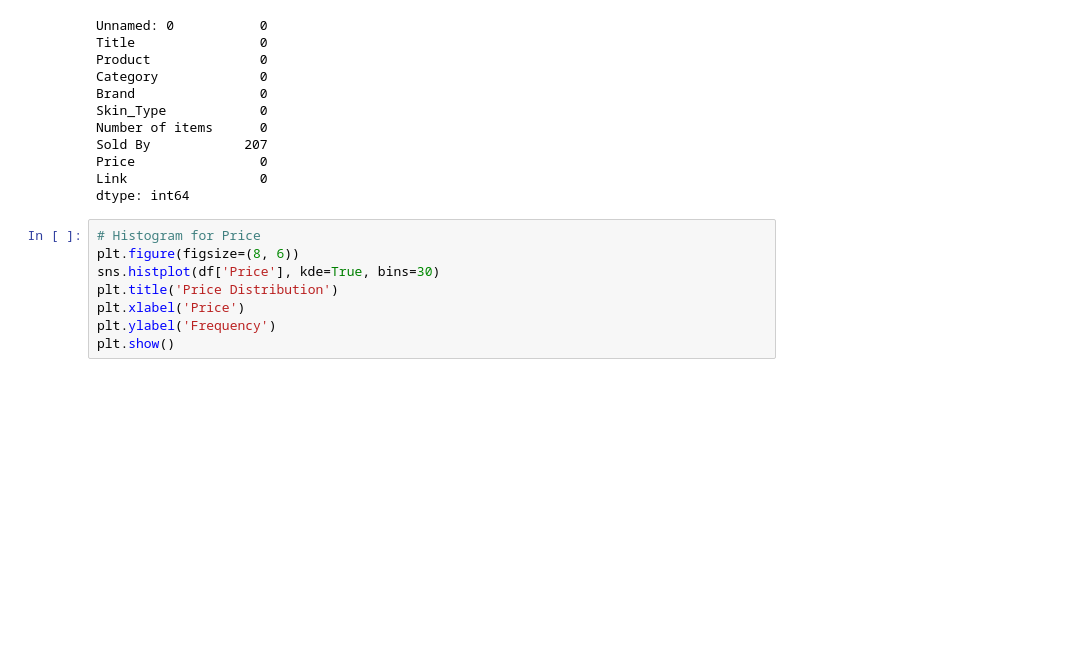
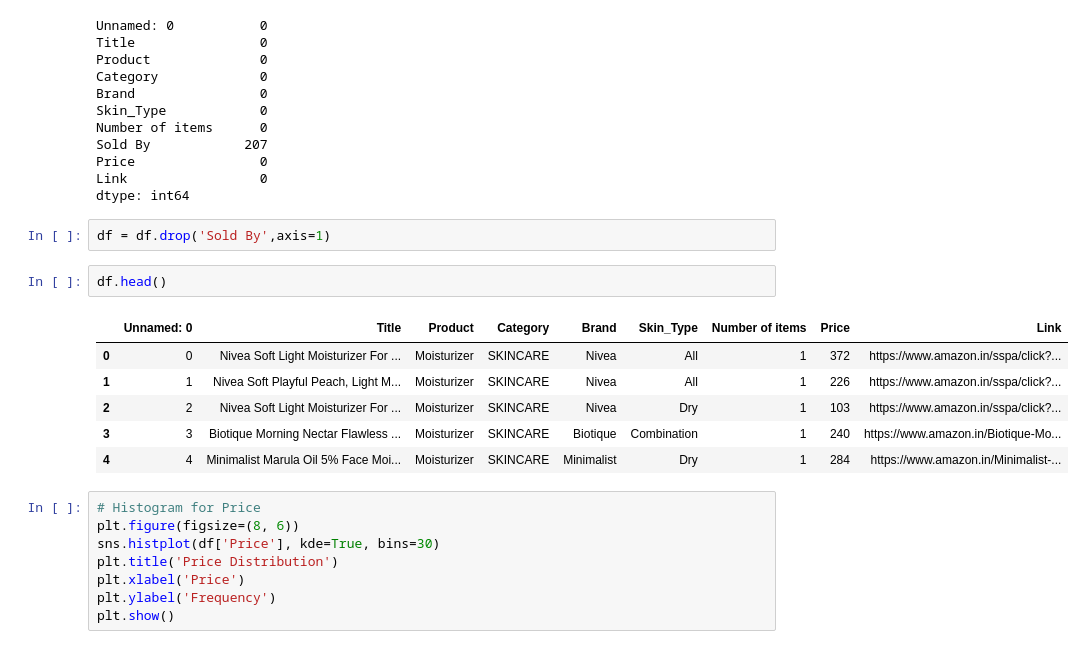
Before and after one commit to nithya1820/Skin-Care-Recommendation-System, a Jupyter notebook: amazonskincare.ipynb, the cells around one changed output. Cells and saved outputs as stored; diff of their text form; blank space fills up the shorter version.

```diff
--- a/amazonskincare.ipynb
+++ b/amazonskincare.ipynb
@@ -68,6 +69,17 @@ Sold By            207
 Price                0
 Link                 0
 dtype: int64
+# %%
+df = df.drop('Sold By',axis=1)
+# %%
+df.head()
+# %% [output]
+|  | Unnamed: 0 | Title | Product | Category | Brand | Skin_Type | Number of items | Price | Link |
+| 0 | 0 | Nivea Soft Light Moisturizer For ... | Moisturizer | SKINCARE | Nivea | All | 1 | 372 | https://www.amazon.in/sspa/click?... |
+| 1 | 1 | Nivea Soft Playful Peach, Light M... | Moisturizer | SKINCARE | Nivea | All | 1 | 226 | https://www.amazon.in/sspa/click?... |
+| 2 | 2 | Nivea Soft Light Moisturizer For ... | Moisturizer | SKINCARE | Nivea | Dry | 1 | 103 | https://www.amazon.in/sspa/click?... |
+| 3 | 3 | Biotique Morning Nectar Flawless ... | Moisturizer | SKINCARE | Biotique | Combination | 1 | 240 | https://www.amazon.in/Biotique-Mo... |
+| 4 | 4 | Minimalist Marula Oil 5% Face Moi... | Moisturizer | SKINCARE | Minimalist | Dry | 1 | 284 | https://www.amazon.in/Minimalist-... |
 # %%
 # Histogram for Price
 plt.figure(figsize=(8, 6))
```
Also changed, not shown: parts of 6 cells of this notebook.
